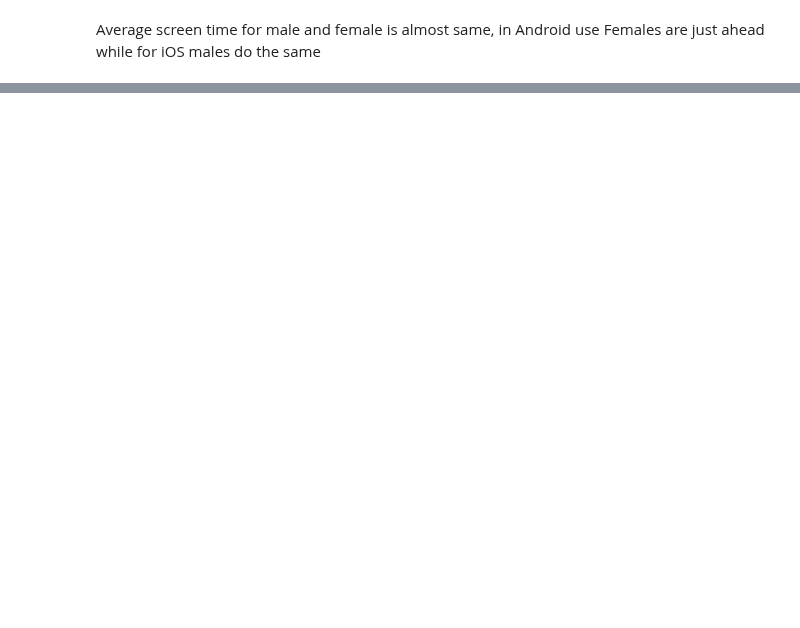
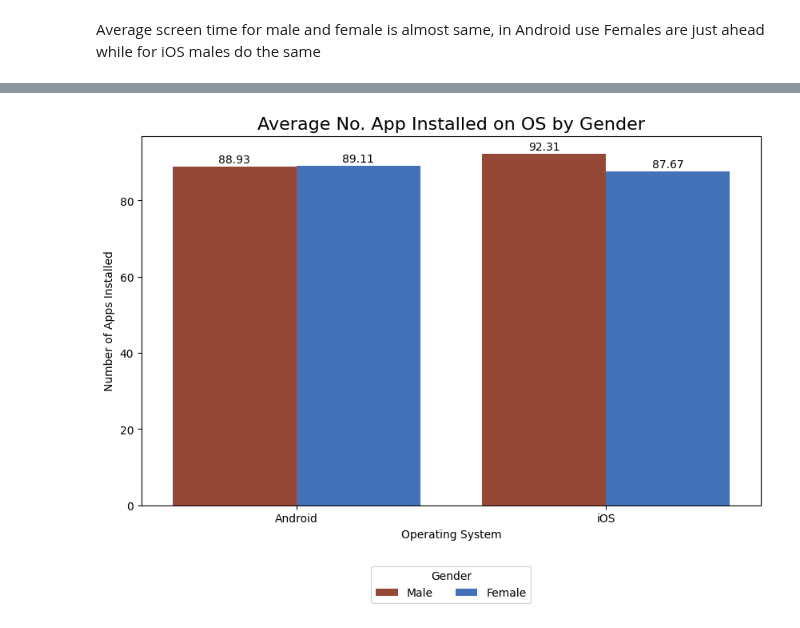
Before and after one commit to sha2992/Mobile-Device-Usage-User-Behavior, a Jupyter notebook: Mobile Device Usage User Behavior.ipynb, the cells around one changed output, grey strips where cells are left out. Drawn from its saved outputs; the diff is of its cells as text; code cells hidden in the pictures; blank space fills up the shorter version.

```diff
--- a/Mobile Device Usage User Behavior.ipynb
+++ b/Mobile Device Usage User Behavior.ipynb
@@ -554,0 +575,21 @@ Average screen time for male and female is almost same, in Android use Females a
+# %%
+plt.figure(figsize=(10, 6))
+
+ax = sns.barplot(data=Extreme_Use_df
+            , x='Operating System'
+            , y='Number of Apps Installed'
+            , hue='Gender'
+            , errorbar=None
+            , palette=["#a63e27", "#316ecb"])
+
+for container in ax.containers:
+    ax.bar_label(container, fmt='%.2f', label_type='edge', padding=1)
+
+plt.title('Average No. App Installed on OS by Gender', fontsize=16, loc='center')
+
+plt.legend(title='Gender', loc='upper center', bbox_to_anchor=(0.5, -0.15), ncol=2)
+
+
+plt.show()
+# %% [output]
+[figure, added]
```
Also changed, not shown: parts of 3 cells of this notebook.
